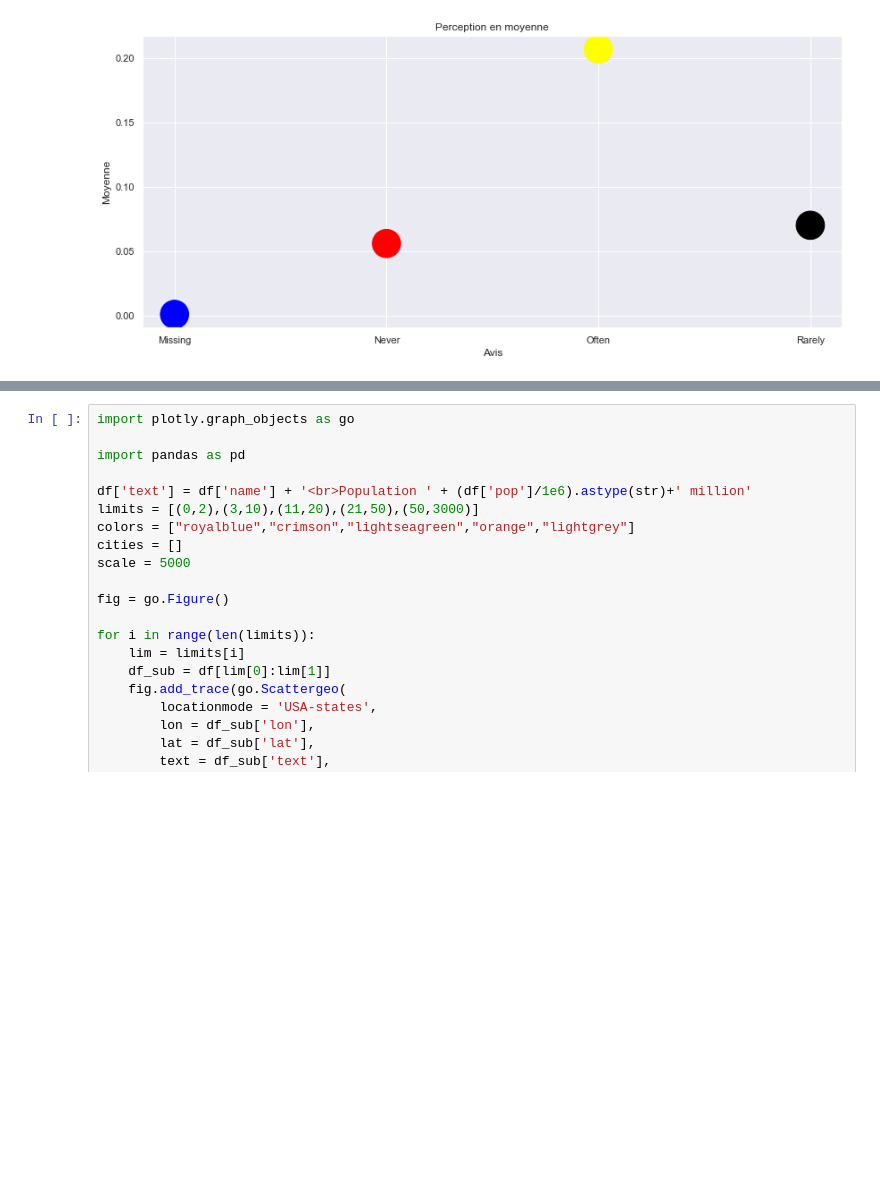
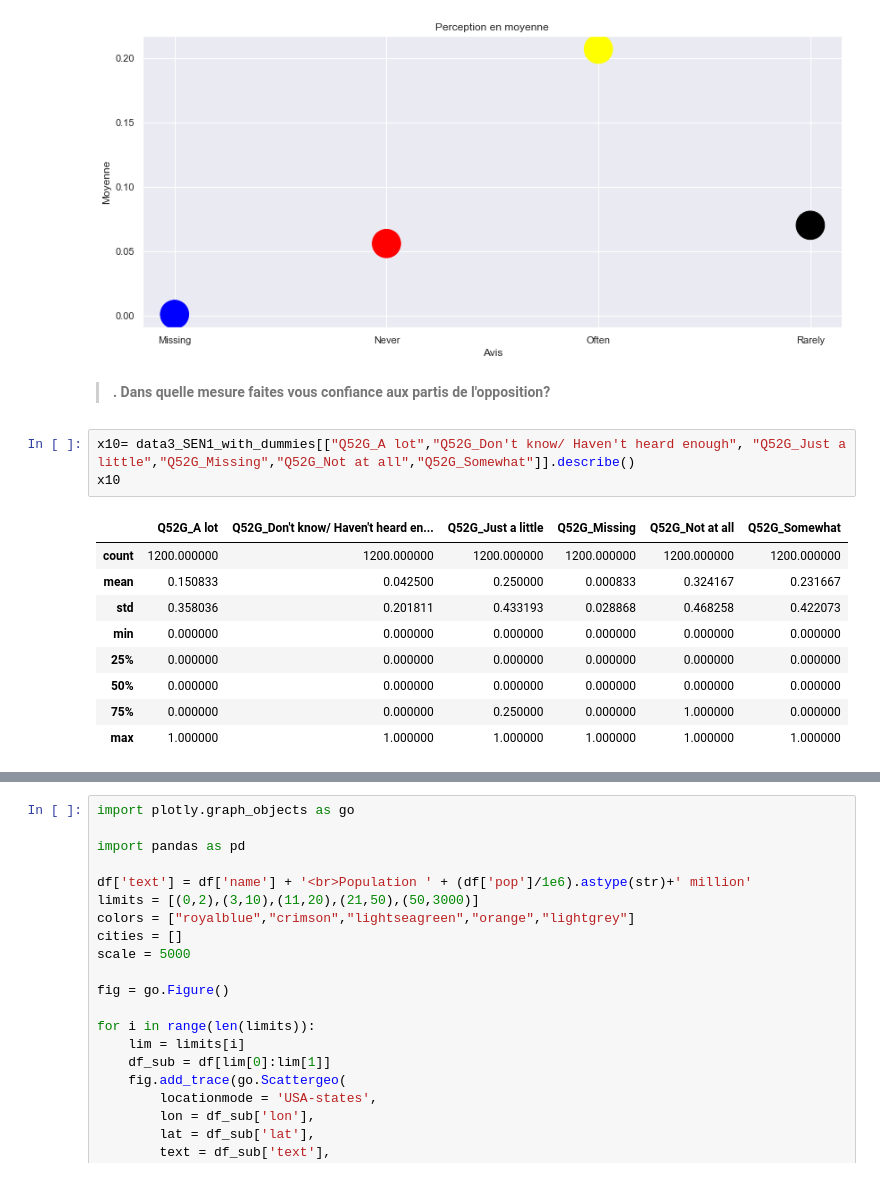
Before and after one commit to ikhalild/Data-analysis-with-python, a Jupyter notebook: manipulation.ipynb, the cells around one changed output, grey strips where cells are left out. Saved outputs shown, nothing was run; the diff lists cells and outputs as text; blank space fills up the shorter version.

Commit message:
Confiance accordée aux partis d'opposition

```diff
--- a/manipulation.ipynb
+++ b/manipulation.ipynb
@@ -820,3 +820,18 @@ plt.ylabel("Moyenne")
 # %% [output]
 Text(0, 0.5, 'Moyenne')
 [figure]
+# %% [markdown]
+>**. Dans quelle mesure faites vous confiance aux partis de l'opposition?**
+# %%
+x10= data3_SEN1_with_dummies[["Q52G_A lot","Q52G_Don't know/ Haven't heard enough", "Q52G_Just a little","Q52G_Missing","Q52G_Not at all","Q52G_Somewhat"]].describe()
+x10
+# %% [output]
+|  | Q52G_A lot | Q52G_Don't know/ Haven't heard en... | Q52G_Just a little | Q52G_Missing | Q52G_Not at all | Q52G_Somewhat |
+| count | 1200.000000 | 1200.000000 | 1200.000000 | 1200.000000 | 1200.000000 | 1200.000000 |
+| mean | 0.150833 | 0.042500 | 0.250000 | 0.000833 | 0.324167 | 0.231667 |
+| std | 0.358036 | 0.201811 | 0.433193 | 0.028868 | 0.468258 | 0.422073 |
+| min | 0.000000 | 0.000000 | 0.000000 | 0.000000 | 0.000000 | 0.000000 |
+| 25% | 0.000000 | 0.000000 | 0.000000 | 0.000000 | 0.000000 | 0.000000 |
+| 50% | 0.000000 | 0.000000 | 0.000000 | 0.000000 | 0.000000 | 0.000000 |
+| 75% | 0.000000 | 0.000000 | 0.250000 | 0.000000 | 1.000000 | 0.000000 |
+| max | 1.000000 | 1.000000 | 1.000000 | 1.000000 | 1.000000 | 1.000000 |
```
Also changed, not shown: parts of 1 cell of this notebook.
